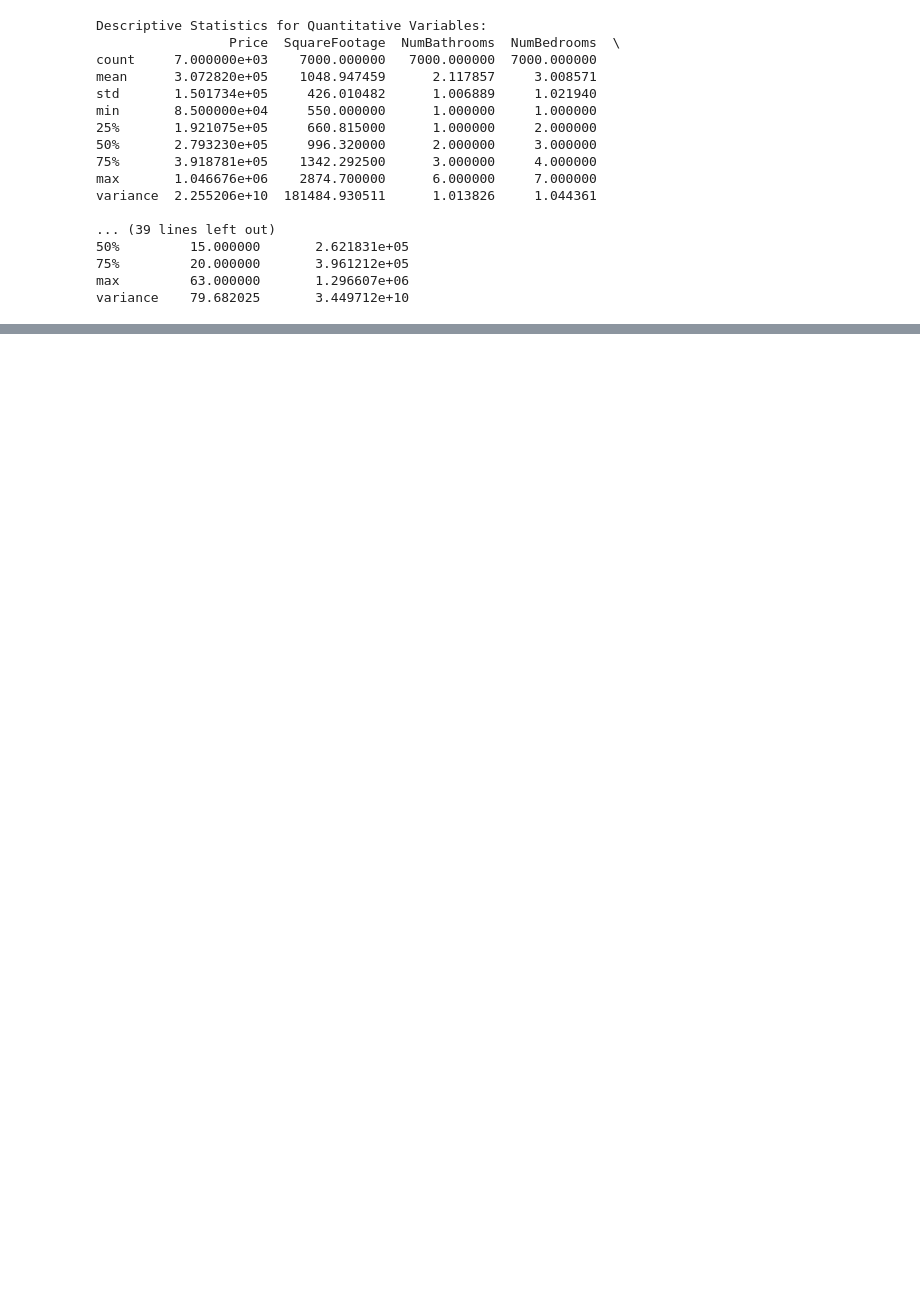
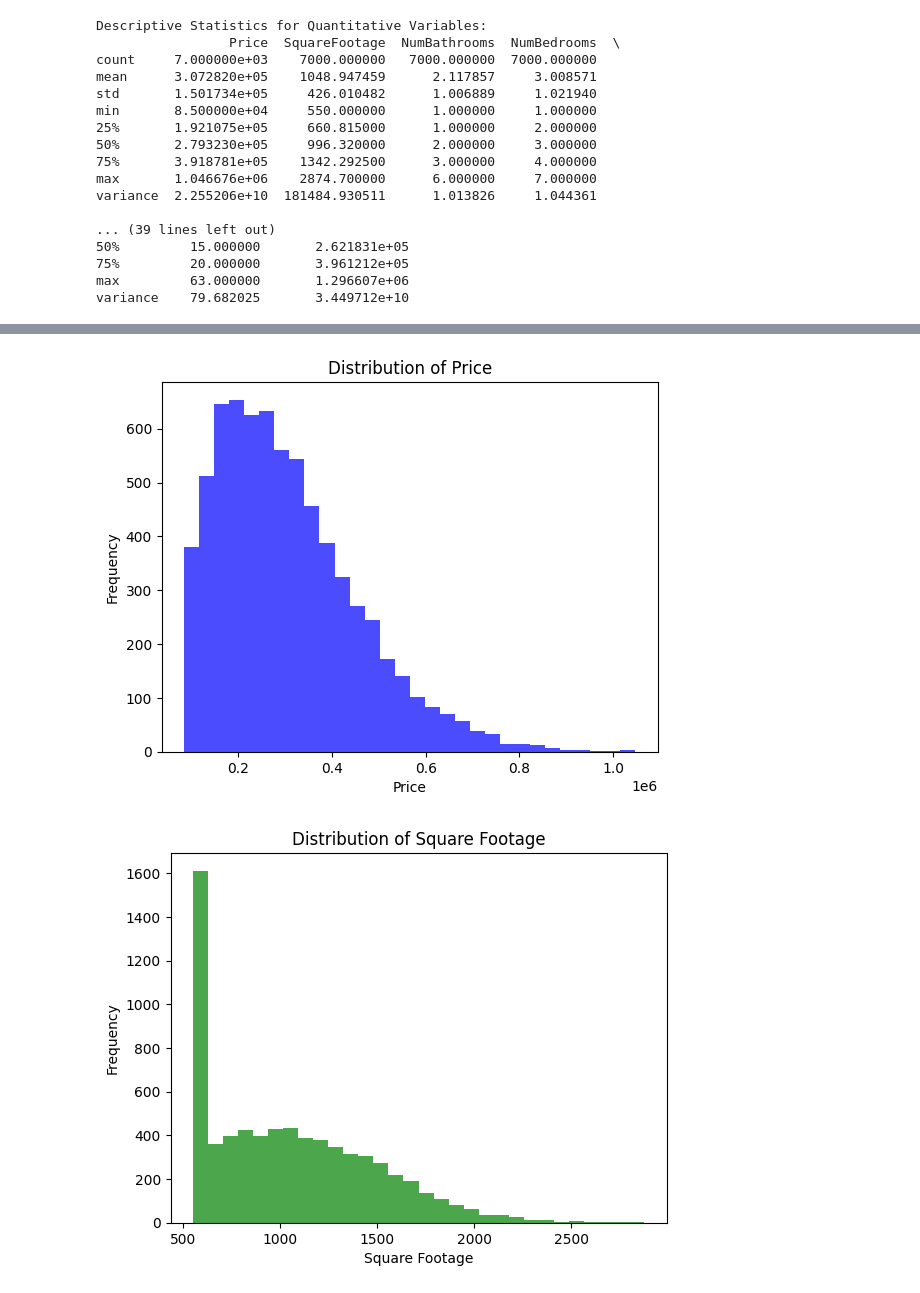
Before and after one commit to JadeFerguson/UGN2-Task1, a Jupyter notebook: UGN2 Task1.ipynb, the cells around one changed output, grey strips where cells are left out. Drawn from its saved outputs; the diff is of its cells as text; code cells hidden in the pictures; blank space fills up the shorter version.

Commit message:
univariate and bivariate

```diff
--- a/UGN2 Task1.ipynb
+++ b/UGN2 Task1.ipynb
@@ -54,3 +68,36 @@ Frequency for Categorical Variables:
 IsLuxury
 1              3528        50.4
 0              3472        49.6
+# %%
+# Univariate visualization of the distributions of the dependent and independent variables
+# Histogram of price (dependent variable)
+plt.hist(df['Price'], bins=30, color='blue', alpha=0.7)
+plt.xlabel('Price')
+plt.ylabel('Frequency')
+plt.title('Distribution of Price')
+plt.show()
+
+# Histogram of square footage (independent variable)
+plt.hist(df['SquareFootage'], bins=30, color='green', alpha=0.7)
+plt.xlabel('Square Footage')
+plt.ylabel('Frequency')
+plt.title('Distribution of Square Footage')
+plt.show()
+
+# Histogram of school rating (independent variable)
+plt.hist(df['SchoolRating'], bins=30, color='orange', alpha=0.7)
+plt.xlabel('School Rating')
+plt.ylabel('Frequency')
+plt.title('Distribution of School Rating')
+plt.show()
+
+# Bar chart for Garage (categorical variable)
+garage_counts = df['Garage'].value_counts()
+plt.bar(garage_counts.index, garage_counts.values, color='purple', alpha=0.7)
+plt.xlabel('Garage')
+plt.ylabel('Frequency')
+plt.title('Distribution of Garage')
+plt.show()
+# %% [output]
+[figure, added]
+[figure, added]
```
Also changed, not shown: parts of 4 cells of this notebook.
